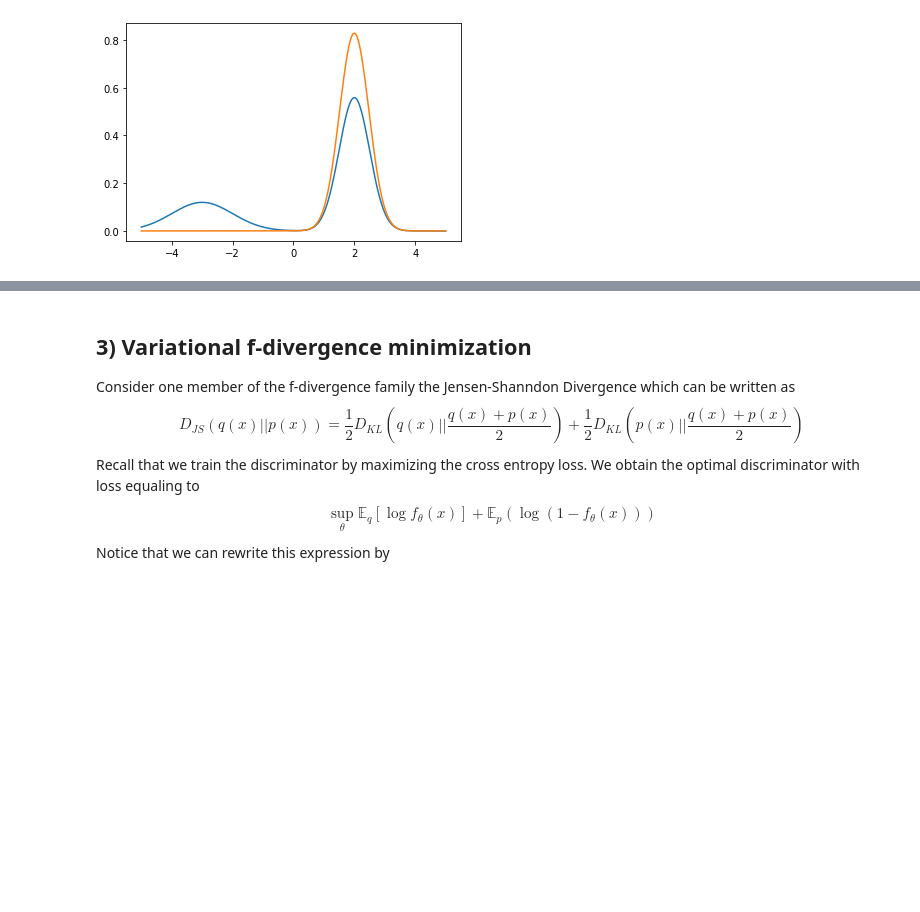
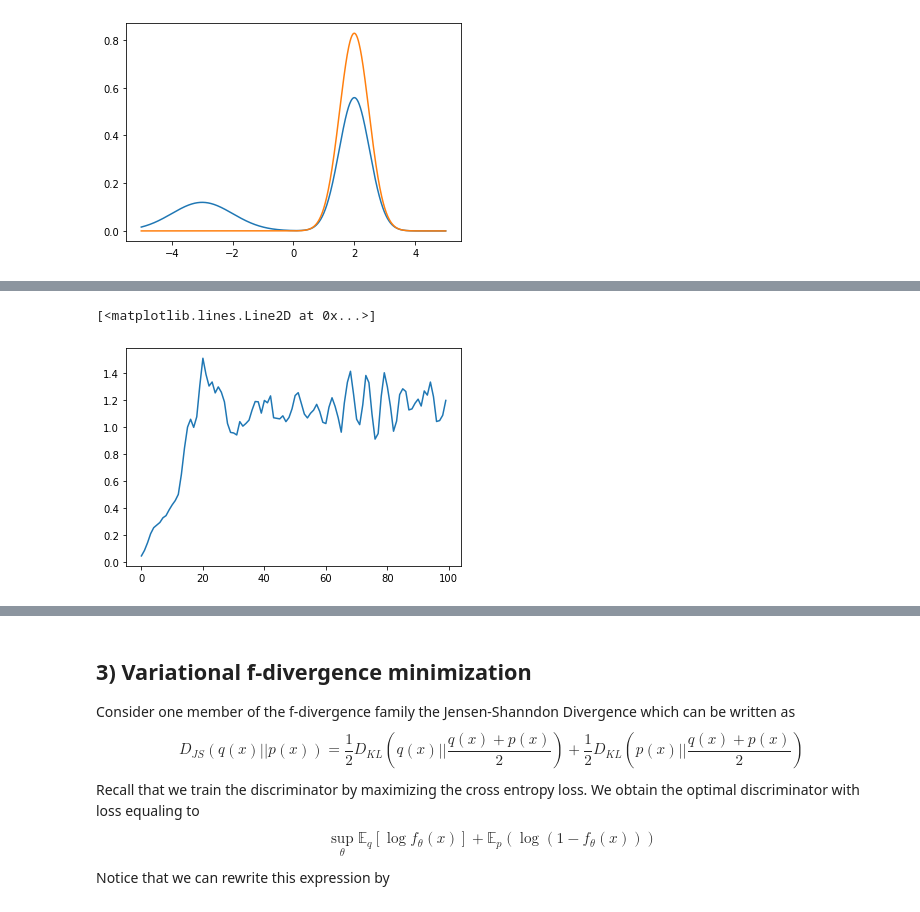
Before and after one commit to manuelgloeckler/Normalizing-Flows--Likelihood-free-inference--Implicit-divergence-minimization, a Jupyter notebook: 08_density ratio estimation.ipynb, the cells around one changed output, grey strips where cells are left out. Cells and saved outputs as stored; diff of their text form; code cells hidden in the pictures; blank space fills up the shorter version.

```diff
--- a/08_density ratio estimation.ipynb
+++ b/08_density ratio estimation.ipynb
@@ -285,0 +300,40 @@ plt.plot(x,q.log_prob(x).detach().exp())
+# %%
+mu = tr.zeros(1,requires_grad=True)
+sig = tr.ones(1,requires_grad=True)
+q = distrib.Normal(mu,sig)
+
+def train(x_obs, q,prior, simulator,iters=100, discrimnator_iters=1):
+    losses = []
+    mu = q.loc
+    sig = q.scale
+    discriminator = LogisticRegression(2, hidden_layers=2)
+    q_optimizer = optim.Adam([mu,sig], lr=0.01)
+    disc_optimizer = optim.Adam(discriminator.parameters(),lr=0.01)
+    for i in range(iters):
+        x_samples = x_obs[tr.randint(x_obs.size(0), (1024,1))]
+        q_samples = mu + tr.randn(1024,1)
+        variational_joint = tr.hstack((x_samples,q_samples))
+        prior_samples = prior.sample_n(1024).reshape(1024,1)
+        x_simulated = simulator(prior_samples)
+        true_joint = tr.hstack((x_simulated, prior_samples))
+        # Optimice discriminator
+        for i in range(discrimnator_iters):
+            disc_optimizer.zero_grad()
+            l_discrimnator = loss_disc(discriminator, variational_joint, true_joint)
+            l_discrimnator.backward(retain_graph=True)
+            disc_optimizer.step()
+        # Optimize q
+        q_optimizer.zero_grad()
+        logratio = tr.logit(discriminator(variational_joint))
+        klloss = tr.mean(logratio)
+        klloss.backward()
+        q_optimizer.step()
+        losses.append(klloss.data)
+    return losses
+# %%
+losses = train(x_obs, q, prior, simulator,iters=100, discrimnator_iters=1)
+# %%
+plt.plot(losses)
+# %% [output]
+[<matplotlib.lines.Line2D at 0x...>]
+[figure, added]
```
Also changed, not shown: parts of 6 cells of this notebook, 2 other files.
